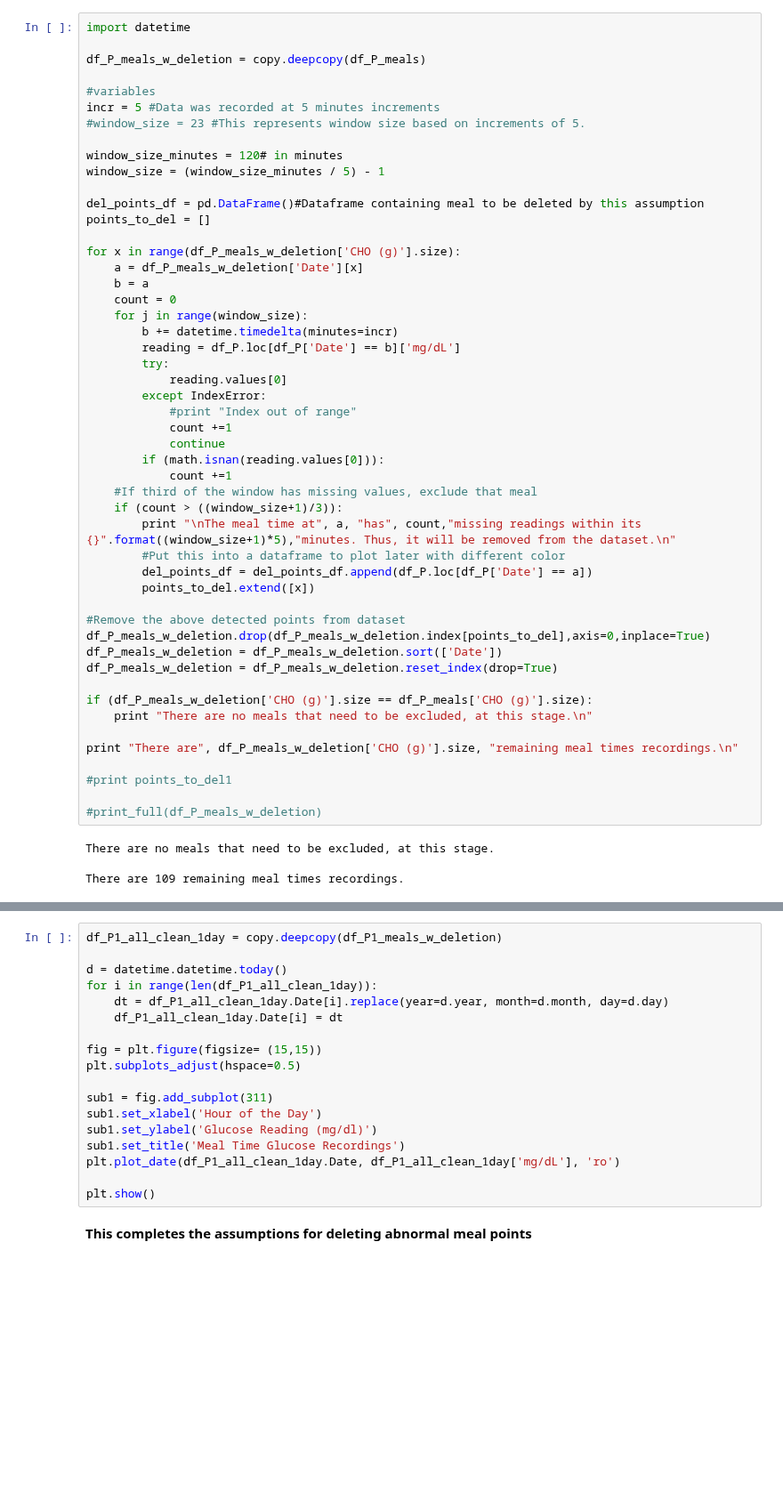
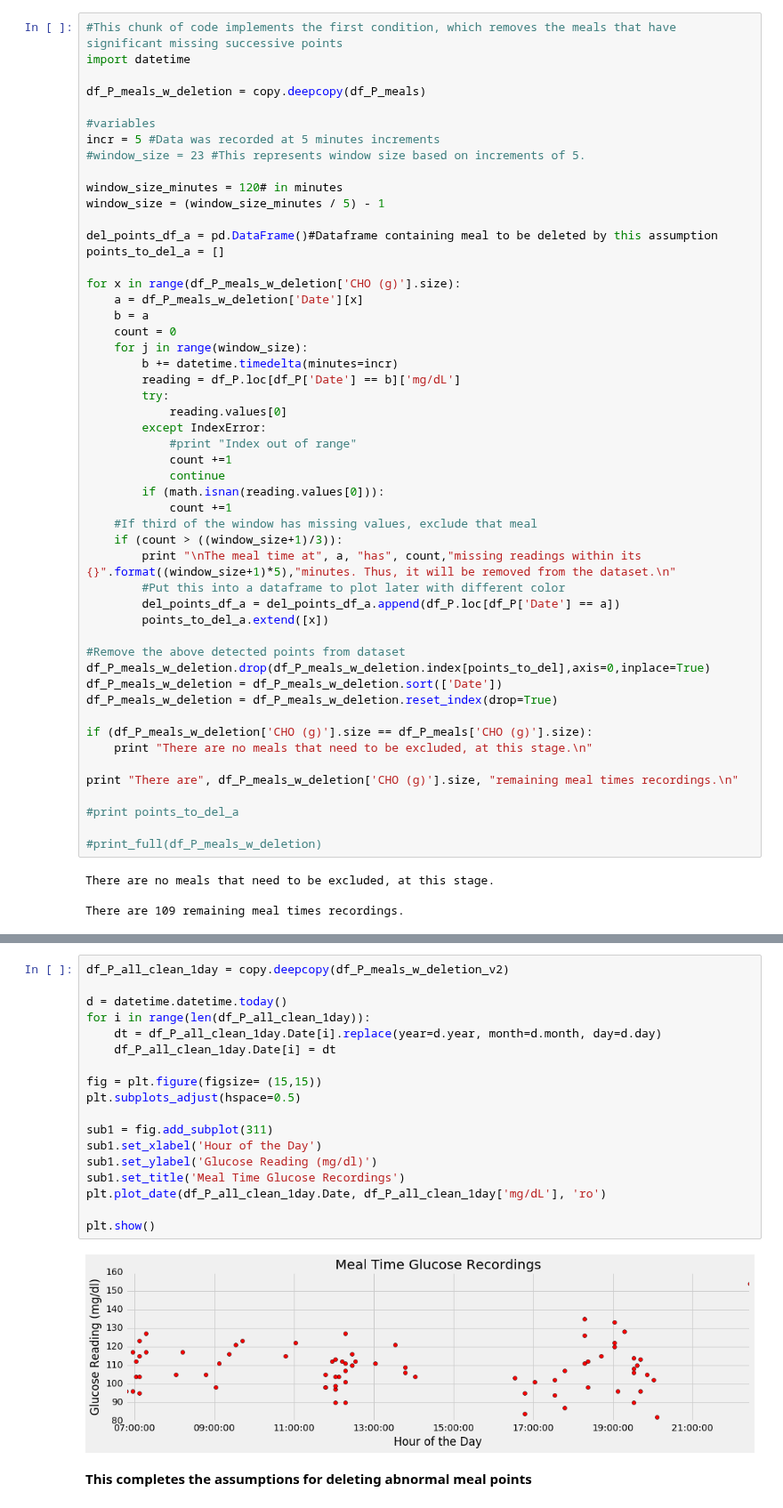
Before and after one commit to SalChem/Diabetic-Project, a Jupyter notebook: Working code/Regression Analysis.ipynb, the cells around one changed output, grey strips where cells are left out. Shown at 89% size. Drawn from its saved outputs; the diff is of its cells as text; blank space fills up the shorter version.

```diff
--- a/Working code/Regression Analysis.ipynb
+++ b/Working code/Regression Analysis.ipynb
@@ -218,4 +218,5 @@ The window that is selected is under window_size. i.e: 23 represents a window of
 # %%
+#This chunk of code implements the first condition, which removes the meals that have significant missing successive points
 import datetime
 
 df_P_meals_w_deletion = copy.deepcopy(df_P_meals)
@@ -227,8 +228,8 @@ incr = 5 #Data was recorded at 5 minutes increments
 window_size_minutes = 120# in minutes
 window_size = (window_size_minutes / 5) - 1
 
-del_points_df = pd.DataFrame()#Dataframe containing meal to be deleted by this assumption
-points_to_del = []
+del_points_df_a = pd.DataFrame()#Dataframe containing meal to be deleted by this assumption
+points_to_del_a = []
 
 for x in range(df_P_meals_w_deletion['CHO (g)'].size):
     a = df_P_meals_w_deletion['Date'][x]
@@ -249,8 +250,8 @@ for x in range(df_P_meals_w_deletion['CHO (g)'].size):
     if (count > ((window_size+1)/3)):
         print "\nThe meal time at", a, "has", count,"missing readings within its {}".format((window_size+1)*5),"minutes. Thus, it will be removed from the dataset.\n"
         #Put this into a dataframe to plot later with different color
-        del_points_df = del_points_df.append(df_P.loc[df_P['Date'] == a])
-        points_to_del.extend([x])
+        del_points_df_a = del_points_df_a.append(df_P.loc[df_P['Date'] == a])
+        points_to_del_a.extend([x])
 
 #Remove the above detected points from dataset
 df_P_meals_w_deletion.drop(df_P_meals_w_deletion.index[points_to_del],axis=0,inplace=True)
@@ -262,7 +263,7 @@ if (df_P_meals_w_deletion['CHO (g)'].size == df_P_meals['CHO (g)'].size):
 
 print "There are", df_P_meals_w_deletion['CHO (g)'].size, "remaining meal times recordings.\n"
 
-#print points_to_del1
+#print points_to_del_a
 
 #print_full(df_P_meals_w_deletion)
 # %% [output]
@@ -451,20 +414,22 @@ show(plot)
 # %%
-df_P1_all_clean_1day = copy.deepcopy(df_P1_meals_w_deletion)
+df_P_all_clean_1day = copy.deepcopy(df_P_meals_w_deletion_v2)
 
 d = datetime.datetime.today()
-for i in range(len(df_P1_all_clean_1day)):
-    dt = df_P1_all_clean_1day.Date[i].replace(year=d.year, month=d.month, day=d.day)
-    df_P1_all_clean_1day.Date[i] = dt
+for i in range(len(df_P_all_clean_1day)):
+    dt = df_P_all_clean_1day.Date[i].replace(year=d.year, month=d.month, day=d.day)
+    df_P_all_clean_1day.Date[i] = dt
 
 fig = plt.figure(figsize= (15,15))
 plt.subplots_adjust(hspace=0.5)
 
 sub1 = fig.add_subplot(311)
 sub1.set_xlabel('Hour of the Day')
 sub1.set_ylabel('Glucose Reading (mg/dl)')
 sub1.set_title('Meal Time Glucose Recordings')
-plt.plot_date(df_P1_all_clean_1day.Date, df_P1_all_clean_1day['mg/dL'], 'ro')
+plt.plot_date(df_P_all_clean_1day.Date, df_P_all_clean_1day['mg/dL'], 'ro')
 
 plt.show()
+# %% [output]
+[figure, added]
 # %% [markdown]
 **This completes the assumptions for deleting abnormal meal points**
```
Also changed, not shown: parts of 16 cells of this notebook.
